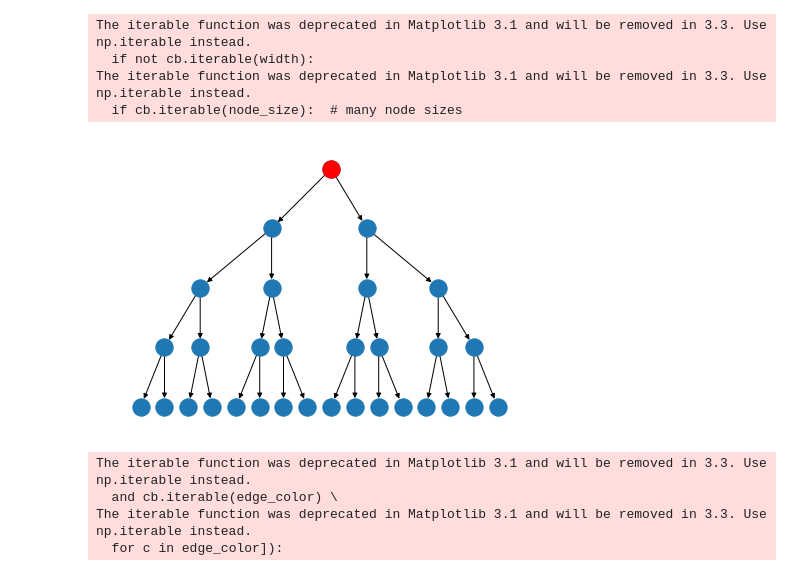
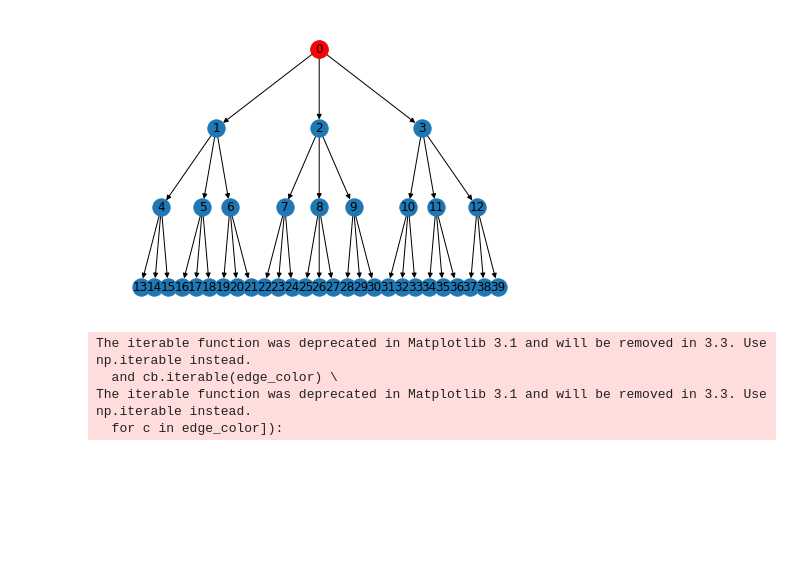
Before and after one commit to YPFoerster/pattern_walker, a Jupyter notebook: demonstrator.ipynb, the cells around one changed output. Drawn from its saved outputs; the diff is of its cells as text; code cells hidden in the pictures; blank space fills up the shorter version.

```diff
--- a/demonstrator.ipynb
+++ b/demonstrator.ipynb
@@ -8,19 +8,16 @@ from networkx.drawing.nx_agraph import write_dot, graphviz_layout
 # %%
-offspring_factor=2
-height=4
+offspring_factor=3
+height=3
 H=nx.generators.classic.balanced_tree(offspring_factor,height)
 root=utils.list_degree_nodes(H,offspring_factor,1)[0]
 H,_=utils.directify(H,root)
 pos=graphviz_layout(H,prog='dot')
 nx.draw(H,pos)
-nx.draw_networkx_nodes(H,pos,nodelist=[root],node_color='r')
+nx.draw_networkx_labels(H,pos)
+nx.draw_networkx_nodes(H,pos,nodelist=[root],node_color='r',labels=True)
 plt.show()
 # %% [output]
-The iterable function was deprecated in Matplotlib 3.1 and will be removed in 3.3. Use np.iterable instead.
-  if not cb.iterable(width):
-The iterable function was deprecated in Matplotlib 3.1 and will be removed in 3.3. Use np.iterable instead.
-  if cb.iterable(node_size):  # many node sizes
-[figure, old version]
+[figure, new version]
 # %%
 #G=utils.random_dag(10,20)
 #root=np.random.choice(utils.sources(G))pos=graphviz_layout(G,prog='dot')
```
Also changed, not shown: parts of 1 cell of this notebook, 1 other file.
